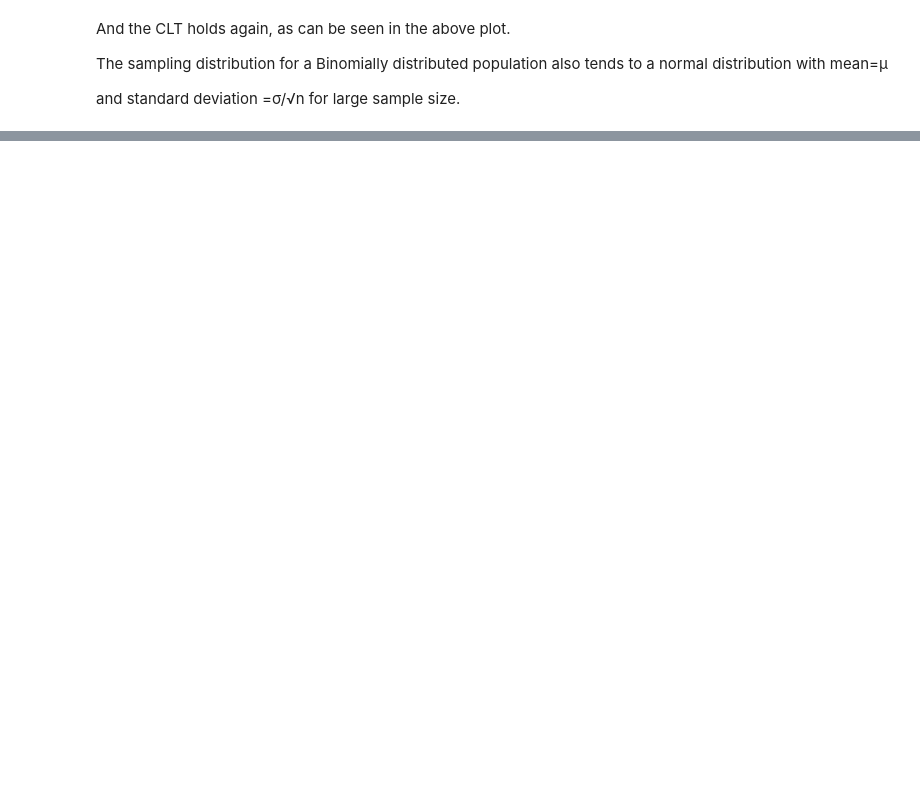
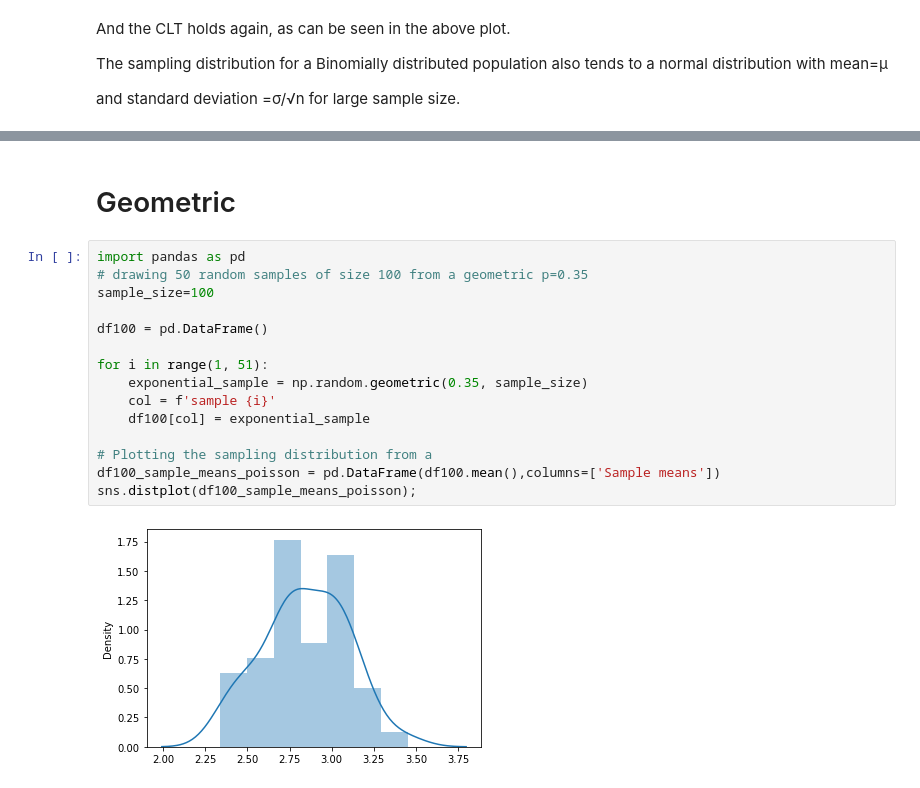
Before and after one commit to Dikshit28/python_code, a Jupyter notebook: ACS/Sampling Distribution (3).ipynb, the cells around one changed output, grey strips where cells are left out. Drawn from its saved outputs; the diff is of its cells as text; blank space fills up the shorter version.

```diff
--- a/ACS/Sampling Distribution (3).ipynb
+++ b/ACS/Sampling Distribution (3).ipynb
@@ -168,0 +192,19 @@ The sampling distribution for a Binomially distributed population also tends to
+# %% [markdown]
+# Geometric
+# %%
+import pandas as pd
+# drawing 50 random samples of size 100 from a geometric p=0.35
+sample_size=100
+
+df100 = pd.DataFrame()
+
+for i in range(1, 51):
+    exponential_sample = np.random.geometric(0.35, sample_size)
+    col = f'sample {i}'
+    df100[col] = exponential_sample
+
+# Plotting the sampling distribution from a
+df100_sample_means_poisson = pd.DataFrame(df100.mean(),columns=['Sample means'])
+sns.distplot(df100_sample_means_poisson);
+# %% [output]
+[figure, added]
```
Also changed, not shown: parts of 13 cells of this notebook, 1 other file.
